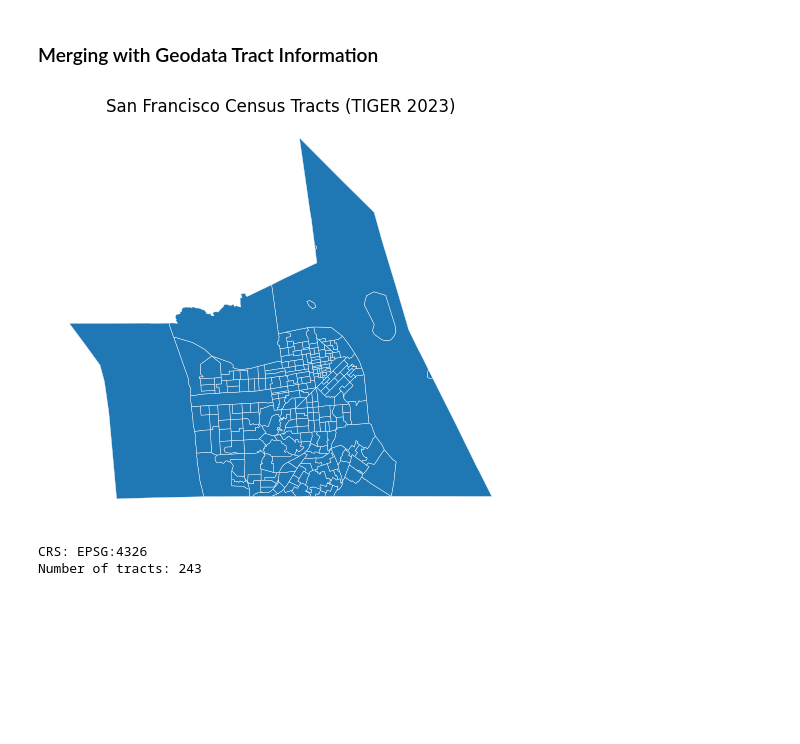
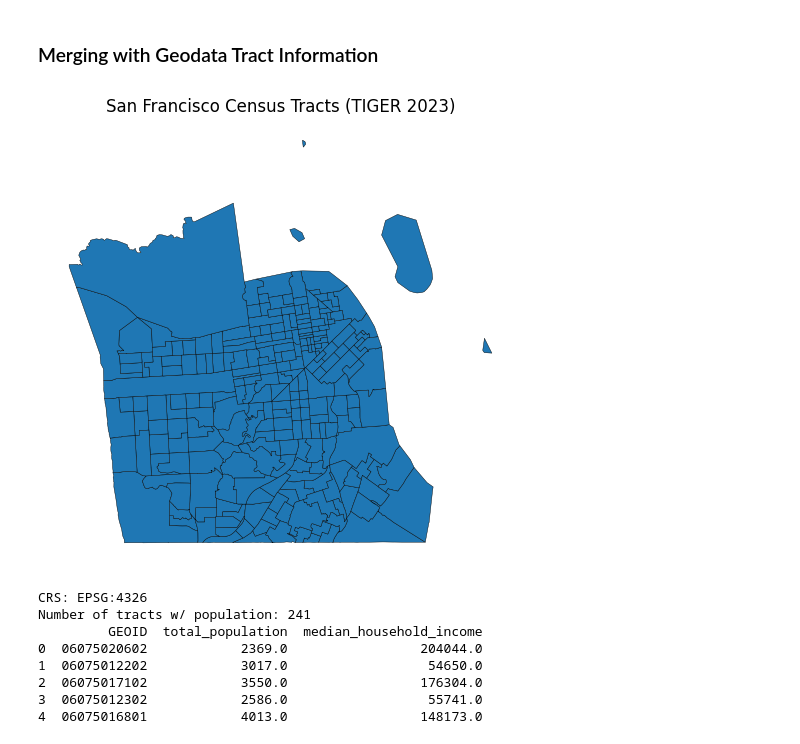
Before and after one commit to manpazito/311-neighborhood-equity, a Jupyter notebook: processing_data.ipynb, the cells around one changed output. Cells and saved outputs as stored; diff of their text form; code cells hidden in the pictures; blank space fills up the shorter version.

```diff
--- a/processing_data.ipynb
+++ b/processing_data.ipynb
@@ -312,6 +363,8 @@ serv_req_gdf.to_parquet('data/processed/serv_req_cleaned.parquet', index=False)
 ## Census ACS Data
 # %%
 # Pull ACS tract data for San Francisco County (FIPS 075), 2023 5-year ACS
+census_data = Census(CENSUS_API_KEY)
+
 sfCountyTracts_raw = census_data.acs5.state_county_tract(
     fields=(
         'NAME',
@@ -415,32 +468,46 @@ sfCountyTracts.rename(columns=acs_var_map, inplace=True)
 # %% [markdown]
 ### Merging with Geodata Tract Information
 # %%
-# Load ALL California tracts from TIGER 2023
 ca_tracts = gpd.read_file(
     "https://www2.census.gov/geo/tiger/TIGER2023/TRACT/tl_2023_06_tract.zip"
 )
 
-# Filter to San Francisco County (just to ensure)
+# Filter to San Francisco County (County FIPS = '075')
 sf_tracts = ca_tracts.loc[ca_tracts["COUNTYFP"] == "075"].copy()
 
-# Reproject to match your 311 GeoDataFrame's CRS
+# Reproject to match the CRS of your 311 GeoDataFrame
 sf_tracts = sf_tracts.to_crs(serv_req_gdf.crs)
 
-# remove offshore Farallon Island tracts (population = 0)
-sf_tracts = sf_tracts.cx[-122.6:-122.3, 37.6:37.9].copy()
+# Spatially crop to peninsula-ish bounding box
+sf_tracts = sf_tracts.cx[-122.515:-122.365, 37.705:37.83].copy()
 
-# Quick plot to confirm
+# Merge tracts with ACS attributes using GEOID (shapefile) ↔ geoid (ACS)
+sf_tracts_acs = sf_tracts.merge(
+    sfCountyTracts,
+    left_on='GEOID',
+    right_on='GEOID',
+    how='left'
+)
+
+# Drop non-residential water/buffer leftovers by removing zero-pop tracts
+sf_tracts_acs = sf_tracts_acs[sf_tracts_acs['total_population'] > 0].copy().to_crs(serv_req_gdf.crs)
+
+# Plot with a basemap for sanity
 fig, ax = plt.subplots(figsize=(6,6))
-sf_tracts.plot(ax=ax, edgecolor="white", linewidth=0.3)
+sf_tracts_acs.plot(ax=ax, edgecolor="black", linewidth=0.3)
 ax.set_title("San Francisco Census Tracts (TIGER 2023)")
 ax.set_axis_off()
+
+# Add basemap
+# ctx.add_basemap(ax, source=ctx.providers.CartoDB.Positron, crs=serv_req_gdf.crs)
 plt.show()
-
-# Sanity check
-print(f"CRS: {sf_tracts.crs}")
-print(f"Number of tracts: {len(sf_tracts)}")# Filter just San Francisco County (county FIPS "075")
-sf_tracts = ca_tracts[ca_tracts["COUNTYFP"] == "075"].copy()
 # %% [output]
-[figure, old version]
+[figure, new version]
 CRS: EPSG:4326
-Number of tracts: 243
+Number of tracts w/ population: 241
+         GEOID  total_population  median_household_income
+0  06075020602            2369.0                 204044.0
+1  06075012202            3017.0                  54650.0
+2  06075017102            3550.0                 176304.0
+3  06075012302            2586.0                  55741.0
+4  06075016801            4013.0                 148173.0
```
Also changed, not shown: parts of 8 cells of this notebook.
